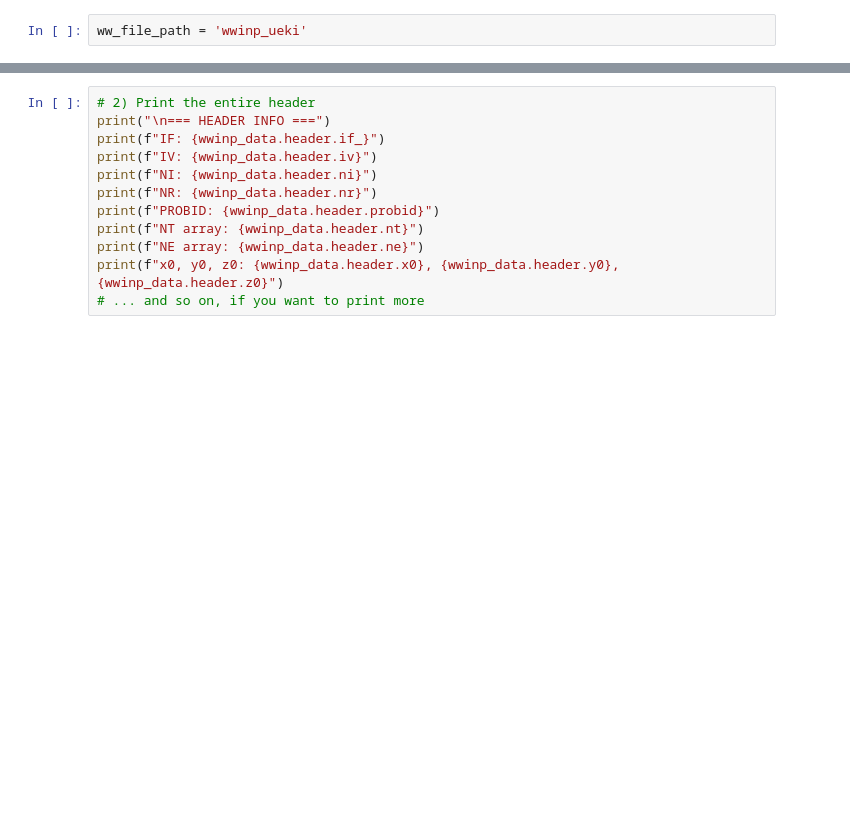
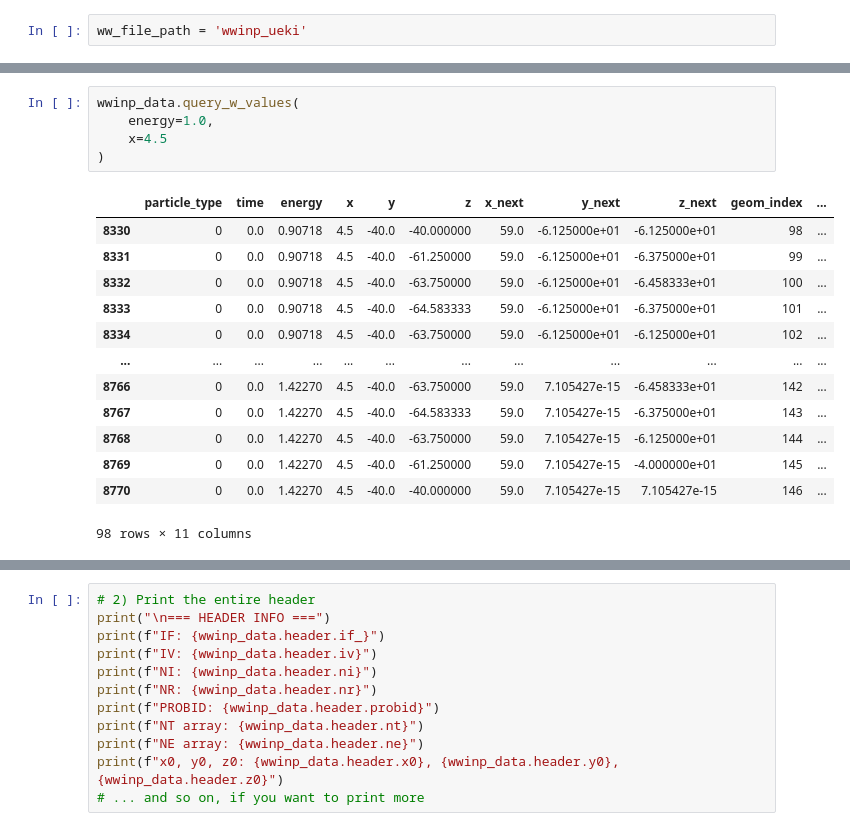
Before and after one commit to monleon96/WWINPy, a Jupyter notebook: examples/example_test_parser.ipynb, the cells around one changed output, grey strips where cells are left out. Cells and saved outputs as stored; diff of their text form; blank space fills up the shorter version.

```diff
--- a/examples/example_test_parser.ipynb
+++ b/examples/example_test_parser.ipynb
@@ -20,0 +98,19 @@ Warning: Particle type 1 has 0 energy groups. It has been deleted and ni updated
+# %%
+wwinp_data.query_w_values(
+    energy=1.0,
+    x=4.5
+)
+# %% [output]
+|  | particle_type | time | energy | x | y | z | x_next | y_next | z_next | geom_index | ... |
+| 8330 | 0 | 0.0 | 0.90718 | 4.5 | -40.0 | -40.000000 | 59.0 | -6.125000e+01 | -6.125000e+01 | 98 | ... |
+| 8331 | 0 | 0.0 | 0.90718 | 4.5 | -40.0 | -61.250000 | 59.0 | -6.125000e+01 | -6.375000e+01 | 99 | ... |
+| 8332 | 0 | 0.0 | 0.90718 | 4.5 | -40.0 | -63.750000 | 59.0 | -6.125000e+01 | -6.458333e+01 | 100 | ... |
+| 8333 | 0 | 0.0 | 0.90718 | 4.5 | -40.0 | -64.583333 | 59.0 | -6.125000e+01 | -6.375000e+01 | 101 | ... |
+| 8334 | 0 | 0.0 | 0.90718 | 4.5 | -40.0 | -63.750000 | 59.0 | -6.125000e+01 | -6.125000e+01 | 102 | ... |
+| ... | ... | ... | ... | ... | ... | ... | ... | ... | ... | ... | ... |
+| 8766 | 0 | 0.0 | 1.42270 | 4.5 | -40.0 | -63.750000 | 59.0 | 7.105427e-15 | -6.458333e+01 | 142 | ... |
+| 8767 | 0 | 0.0 | 1.42270 | 4.5 | -40.0 | -64.583333 | 59.0 | 7.105427e-15 | -6.375000e+01 | 143 | ... |
+| 8768 | 0 | 0.0 | 1.42270 | 4.5 | -40.0 | -63.750000 | 59.0 | 7.105427e-15 | -6.125000e+01 | 144 | ... |
+| 8769 | 0 | 0.0 | 1.42270 | 4.5 | -40.0 | -61.250000 | 59.0 | 7.105427e-15 | -4.000000e+01 | 145 | ... |
+| 8770 | 0 | 0.0 | 1.42270 | 4.5 | -40.0 | -40.000000 | 59.0 | 7.105427e-15 | 7.105427e-15 | 146 | ... |
+98 rows × 11 columns
```
Also changed, not shown: parts of 13 cells of this notebook, 1 other file.
